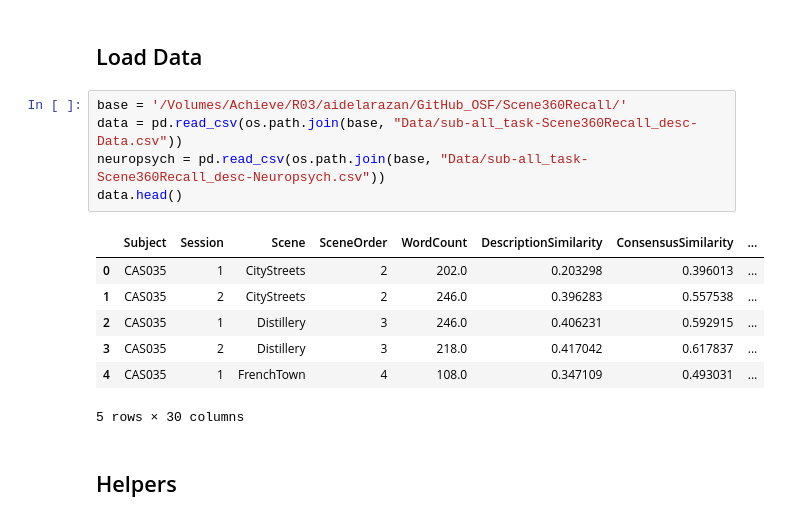
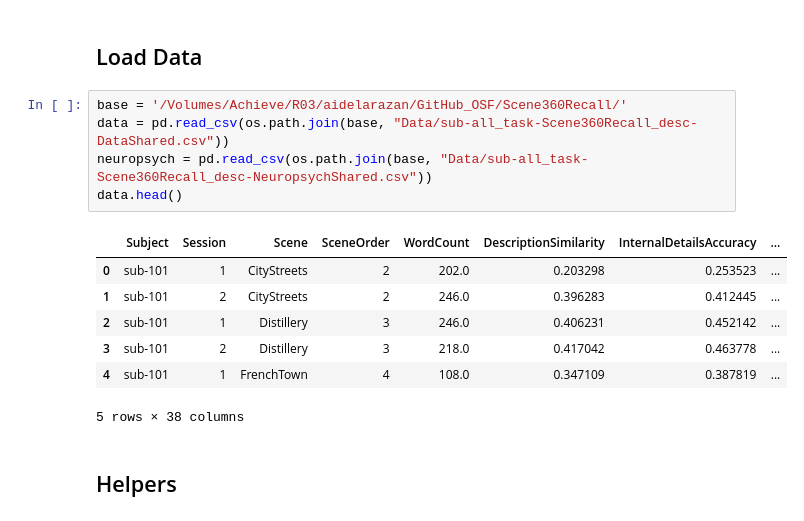
Before and after one commit to aidelarazan/scene360recall, a Jupyter notebook: scripts/analyses/Scene360Recall_desc-Figures.ipynb, the cells around one changed output. Drawn from its saved outputs; the diff is of its cells as text.

```diff
--- a/scripts/analyses/Scene360Recall_desc-Figures.ipynb
+++ b/scripts/analyses/Scene360Recall_desc-Figures.ipynb
@@ -17,17 +17,17 @@ import seaborn as sns
 ## Load Data
 # %%
 base = '/Volumes/Achieve/R03/aidelarazan/GitHub_OSF/Scene360Recall/'
-data = pd.read_csv(os.path.join(base, "Data/sub-all_task-Scene360Recall_desc-Data.csv"))
-neuropsych = pd.read_csv(os.path.join(base, "Data/sub-all_task-Scene360Recall_desc-Neuropsych.csv"))
+data = pd.read_csv(os.path.join(base, "Data/sub-all_task-Scene360Recall_desc-DataShared.csv"))
+neuropsych = pd.read_csv(os.path.join(base, "Data/sub-all_task-Scene360Recall_desc-NeuropsychShared.csv"))
 data.head()
 # %% [output]
-|  | Subject | Session | Scene | SceneOrder | WordCount | DescriptionSimilarity | ConsensusSimilarity | ... |
-| 0 | CAS035 | 1 | CityStreets | 2 | 202.0 | 0.203298 | 0.396013 | ... |
-| 1 | CAS035 | 2 | CityStreets | 2 | 246.0 | 0.396283 | 0.557538 | ... |
-| 2 | CAS035 | 1 | Distillery | 3 | 246.0 | 0.406231 | 0.592915 | ... |
-| 3 | CAS035 | 2 | Distillery | 3 | 218.0 | 0.417042 | 0.617837 | ... |
-| 4 | CAS035 | 1 | FrenchTown | 4 | 108.0 | 0.347109 | 0.493031 | ... |
+|  | Subject | Session | Scene | SceneOrder | WordCount | DescriptionSimilarity | InternalDetailsAccuracy | ... |
+| 0 | sub-101 | 1 | CityStreets | 2 | 202.0 | 0.203298 | 0.253523 | ... |
+| 1 | sub-101 | 2 | CityStreets | 2 | 246.0 | 0.396283 | 0.412445 | ... |
+| 2 | sub-101 | 1 | Distillery | 3 | 246.0 | 0.406231 | 0.452142 | ... |
+| 3 | sub-101 | 2 | Distillery | 3 | 218.0 | 0.417042 | 0.463778 | ... |
+| 4 | sub-101 | 1 | FrenchTown | 4 | 108.0 | 0.347109 | 0.387819 | ... |
-5 rows × 30 columns
+5 rows × 38 columns
 # %% [markdown]
 ## Helpers
 # %%
```
Also changed, not shown: parts of 1 cell of this notebook.
